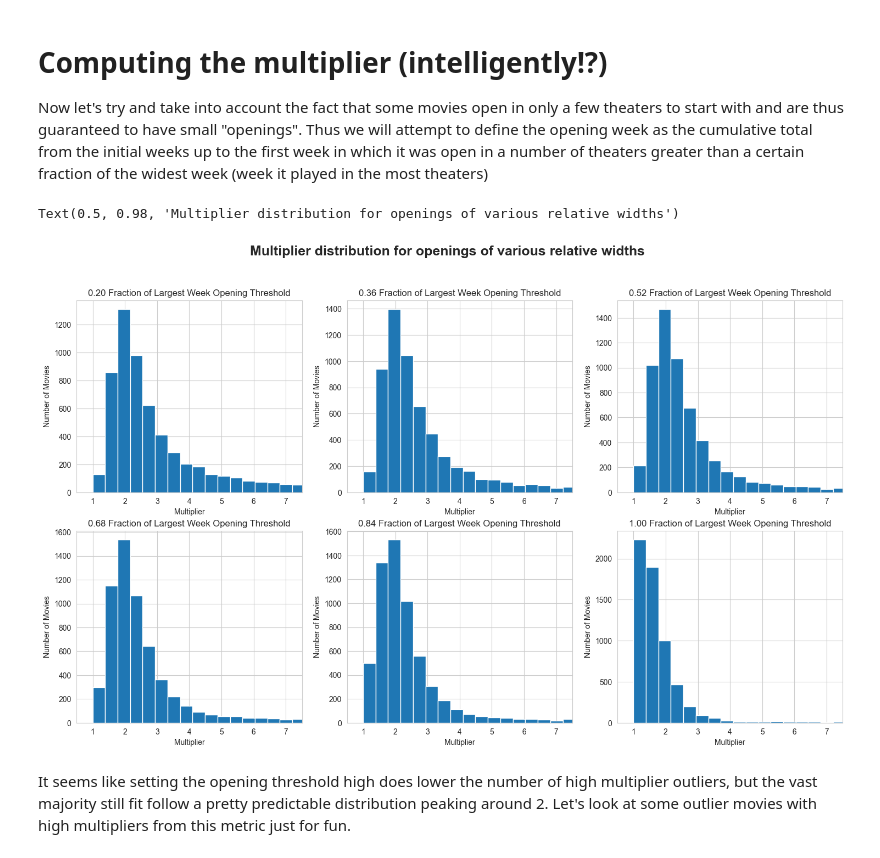
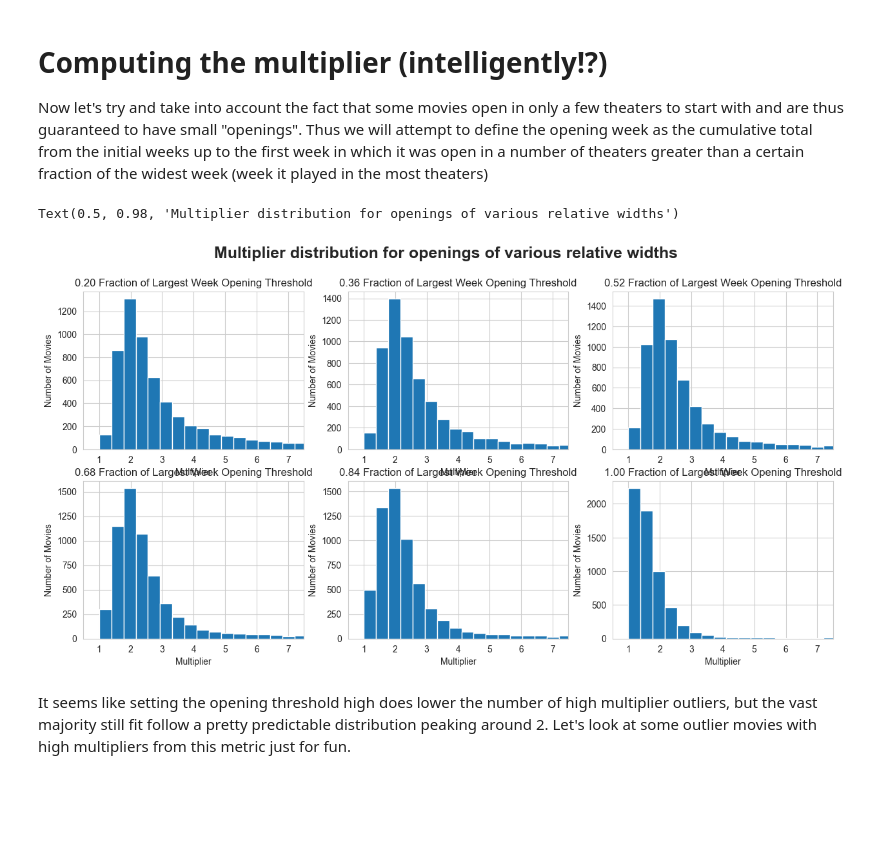
Before and after one commit to wampler77/ReelMetrics, a Jupyter notebook: ExploringNewBoxOfficeAndReview.ipynb, the cells around one changed output. Saved outputs shown, nothing was run; the diff lists cells and outputs as text; code cells hidden in the pictures; blank space fills up the shorter version.

```diff
--- a/ExploringNewBoxOfficeAndReview.ipynb
+++ b/ExploringNewBoxOfficeAndReview.ipynb
@@ -11,7 +11,7 @@ sns.set_style("whitegrid")
 ## Cleaning Data
 The cell below is used to remove movies which for one reason or another do not lend themselves to analysis. For instance we've decided to discard movies which were in theaters for fewer than 4 weeks.
 # %%
-rawNewBoxOffice = pd.read_csv("./cleandata/1977-2025_leap_clean.txt", sep='\t')
+rawNewBoxOffice = pd.read_csv("./cleandata/1977-2025_leap_really_clean.txt", sep='\t')
 rawNewBoxOffice = rawNewBoxOffice.rename(columns={'Gross ($)': 'Weekly', 'Theater Number': 'Theaters'})
 rawNewBoxOffice.head()
 # %% [output]
@@ -177,34 +177,34 @@ Text(0.5, 0.98, 'Multiplier distribution for openings of various lengths')
 
 Now let's try and take into account the fact that some movies open in only a few theaters to start with and are thus guaranteed to have small "openings". Thus we will attempt to define the opening week as the cumulative total from the initial weeks up to the first week in which it was open in a number of theaters greater than a certain fraction of the widest week (week it played in the most theaters)
 # %%
-fig, axs = plt.subplots(2, 3, figsize=(18,10))
+fig, axs = plt.subplots(2, 3, figsize=(15,7))
 i=0
 for threshold in np.linspace(0.2, 1, 6):
     smartMultipliers = {}
     for title in boxOffice:
         widestWeek = max(boxOffice[title].Theaters)
         startingWeek = 0
         currentWeek = 0
         for week in boxOffice[title].Theaters>=threshold*widestWeek:
             if week:
                 startingWeek = currentWeek+1
                 break
             currentWeek+=1
         opening = sum(boxOffice[title].Weekly.iloc[0:startingWeek].values)
         total = sum(boxOffice[title].Weekly.values)
         multiplier = total/opening
         smartMultipliers[title] = multiplier
     axs[i//3, i%3].hist(smartMultipliers.values(), bins=np.linspace(1, 20, 50))
     axs[i//3, i%3].set_xlim([0.5, 7.5])
     axs[i//3, i%3].set_title('%.2f Fraction of Largest Week Opening Threshold' %threshold)
     axs[i//3, i%3].set_xlabel("Multiplier")
     axs[i//3, i%3].set_ylabel("Number of Movies")
     # axs[i//3, i%3].set_yscale('log')
     i+=1
 fig.suptitle("Multiplier distribution for openings of various relative widths", fontsize=18, fontweight="bold")
 # %% [output]
 Text(0.5, 0.98, 'Multiplier distribution for openings of various relative widths')
-[figure, old version]
+[figure, new version]
 # %% [markdown]
 It seems like setting the opening threshold high does lower the number of high multiplier outliers, but the vast majority still fit follow a pretty predictable distribution peaking around 2. Let's look at some outlier movies with high multipliers from this metric just for fun.
 # %%
```
Also changed, not shown: parts of 4 cells of this notebook, 3 other files.
